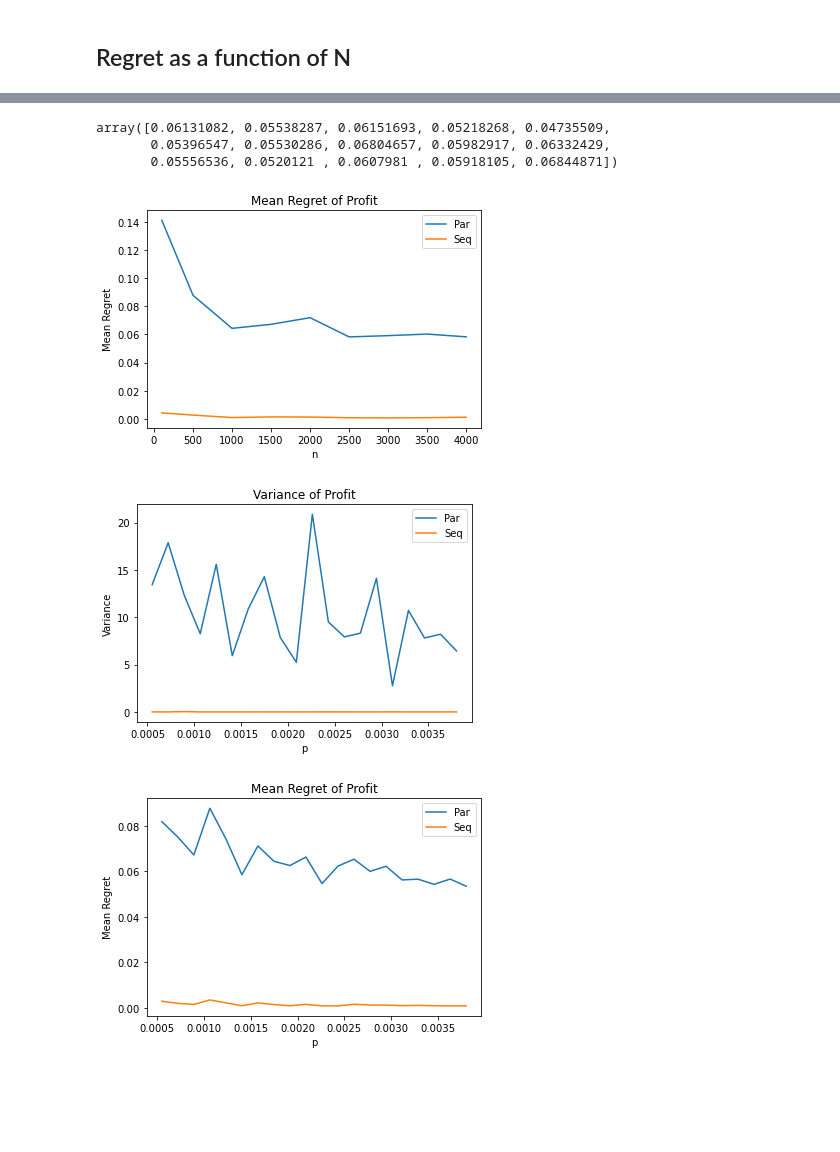
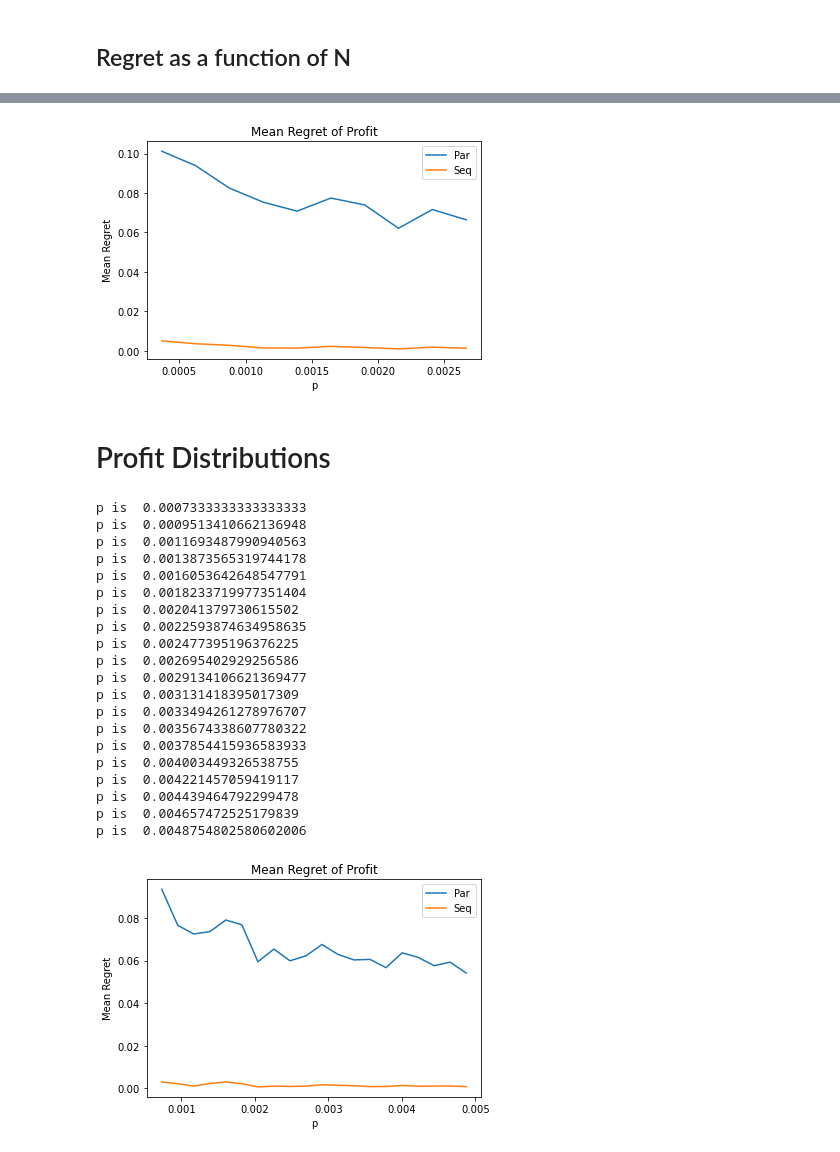
Before and after one commit to CalvinRoth/PriceDiscriminationNewtorks, a Jupyter notebook: classProject.ipynb, the cells around one changed output, grey strips where cells are left out. Drawn from its saved outputs; the diff is of its cells as text; code cells hidden in the pictures; blank space fills up the shorter version.

```diff
--- a/classProject.ipynb
+++ b/classProject.ipynb
@@ -529,0 +495,14 @@ Variance 1.2018295891042114e-31
+# %%
+def specNorm(A: np.matrix) -> float:
+    return lin.norm(A, ord=2)
+n = 1000
+p = np.sqrt(np.log(n))/n
+n_trials = 1
+rho = 0.9
+a = 5
+c = 4
+ks = [1,2,3,5,10,20, 30, 50, 100, 150]
+walk_loss = []
+for k in ks:
+    v = walkDistribution(n,p,n_trials,  rho, a, c, k)
+    walk_loss.append(np.mean(v))
@@ -540,9 +532,13 @@ vars_seq = []
 regrets_par = []
 regrets_seq = []
 ns = [100, 500, 1000, 1500, 2000, 2500, 3000, 3500, 4000]
-for n in ns:
-    print("n is ", n)
-    p = np.sqrt(np.log(n))/n
+p0 = 1.1/n
+p1 = np.log(n)/n
+steps = 10
+ps = np.linspace(p0, p1, steps)
+n = 1500
+for p in ps:
+    print("p is ", p)
     n_trials = 15
     rho = 0.9
     a = 5
@@ -566,9 +563,3 @@ n is  4000
-# %%
-regret_par
-# %% [output]
-array([0.06131082, 0.05538287, 0.06151693, 0.05218268, 0.04735509,
-       0.05396547, 0.05530286, 0.06804657, 0.05982917, 0.06332429,
-       0.05556536, 0.0520121 , 0.0607981 , 0.05918105, 0.06844871])
 # %%
 #plt.plot(ns, vars_par, label="Par")
 #plt.plot(ns, vars_seq, label="Seq")
@@ -577,16 +568,17 @@ array([0.06131082, 0.05538287, 0.06151693, 0.05218268, 0.04735509,
 #plt.ylabel("Variance")
 #plt.title("Variance of Profit")
 #plt.show()
-plt.plot(ns, regrets_par, label="Par")
-plt.plot(ns, regrets_seq, label="Seq")
-plt.xlabel("n")
+plt.plot(ps, regrets_par, label="Par")
+plt.plot(ps, regrets_seq, label="Seq")
+plt.xlabel("p")
 plt.ylabel("Mean Regret")
 plt.title("Mean Regret of Profit")
 plt.legend()
-plt.show()
-#plt.savefig("RegretVN.png")
+plt.savefig("results/RegretVP.png")
 # %% [output]
-[figure, old version]
+[figure, new version]
+# %% [markdown]
+# Profit Distributions
 # %%
 def specNorm(A: np.matrix) -> float:
     return lin.norm(A, ord=1)
@@ -595,12 +587,13 @@ vars_par = []
 vars_seq = []
 regrets_par = []
 regrets_seq = []
-n = 2000
+n = 1500
 p0 = 1.1/n
 p1 = np.log(n)/n
 steps = 20
 ps = np.linspace(p0, p1, steps)
 for p in ps:
+    print("p is ", p)
     n_trials = 15
     rho = 0.9
     a = 5
@@ -611,22 +604,35 @@ for p in ps:
     vars_seq.append(np.var(res_seq))
     regrets_par.append(np.mean(regret_par))
     regrets_seq.append(np.mean(regret_seq))
+# %% [output]
+p is  0.0007333333333333333
+p is  0.0009513410662136948
+p is  0.0011693487990940563
+p is  0.0013873565319744178
+p is  0.0016053642648547791
+p is  0.0018233719977351404
+p is  0.002041379730615502
+p is  0.0022593874634958635
+p is  0.002477395196376225
+p is  0.002695402929256586
+p is  0.0029134106621369477
+p is  0.003131418395017309
+p is  0.0033494261278976707
+p is  0.0035674338607780322
+p is  0.0037854415936583933
+p is  0.004003449326538755
+p is  0.004221457059419117
+p is  0.004439464792299478
+p is  0.004657472525179839
+p is  0.0048754802580602006
 # %%
-plt.plot(ps, vars_par, label="Par")
-plt.plot(ps, vars_seq, label="Seq")
-plt.legend()
-plt.xlabel("p")
-plt.ylabel("Variance")
-plt.title("Variance of Profit")
-plt.show()
 plt.plot(ps, regrets_par, label="Par")
 plt.plot(ps, regrets_seq, label="Seq")
 plt.xlabel("p")
 plt.ylabel("Mean Regret")
 plt.title("Mean Regret of Profit")
 plt.legend()
-plt.show()
+plt.savefig("results/profit_regret.png")
 # %% [output]
-[figure, old version]
+[figure, new version]
-[figure, removed]
 # %%
```
Also changed, not shown: parts of 24 cells of this notebook, 2 other files.
